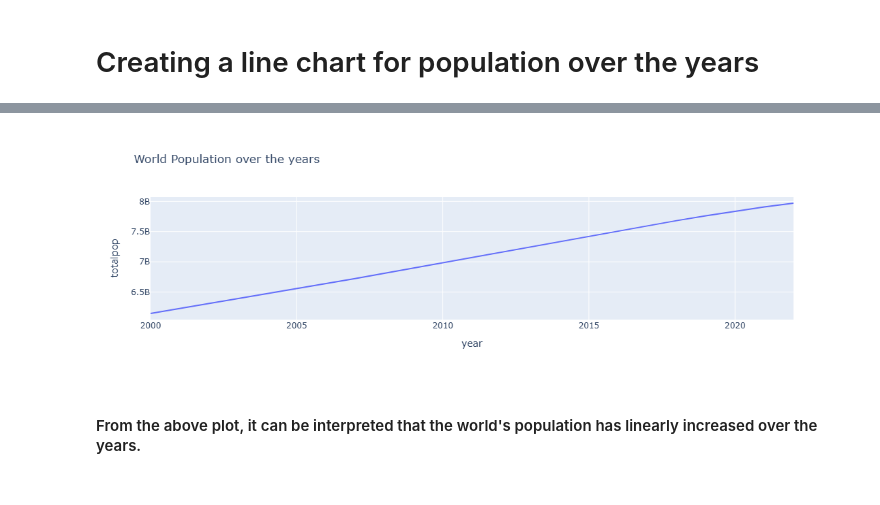
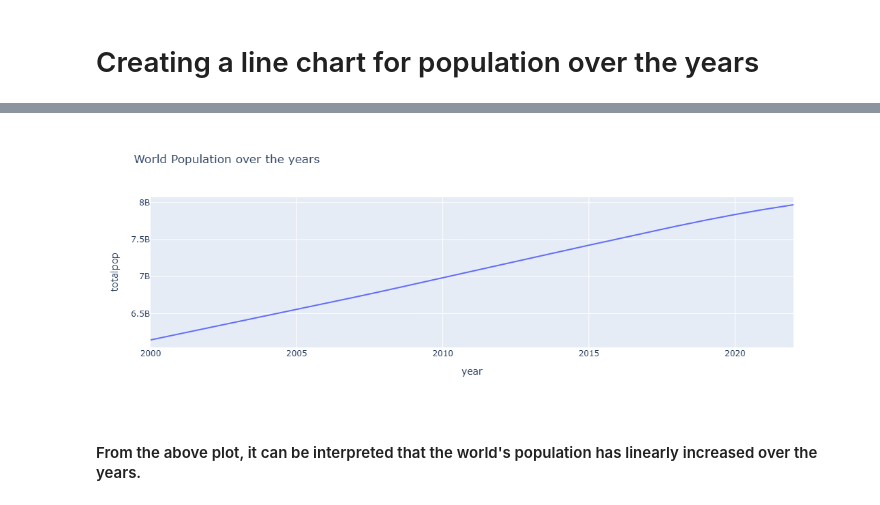
Before and after one commit to GawthamW97/Data-Analytics-And-Visualization, a Jupyter notebook: notebooks/dataset_02/Visualize data.ipynb, the cells around one changed output, grey strips where cells are left out. Drawn from its saved outputs; the diff is of its cells as text; code cells hidden in the pictures.

Commit message:
Dash and visualization
Finalized the dashboard integration and individual visualization parts.

```diff
--- a/notebooks/dataset_02/Visualize data.ipynb
+++ b/notebooks/dataset_02/Visualize data.ipynb
@@ -137,10 +137,10 @@ df.rename(columns={'_id':'year'},inplace=True)
 df = df[df['year'] < 2023]
 df = df.sort_values(by='year')
 # %%
-fig_1 = px.line(df, df['year'], df['totalpop'], title='World Population over the years')
+fig_1 = px.line(df, df['year'], df['totalpop'], title='World Population over the years',width=700, height=400)
 fig_1.show()
 # %% [output]
-[figure, old version]
+[figure, new version]
 # %% [markdown]
 #### From the above plot, it can be interpreted that the world's population has linearly increased over the years.
 # %% [markdown]
```
Also changed, not shown: parts of 8 cells of this notebook, 1 other file.
